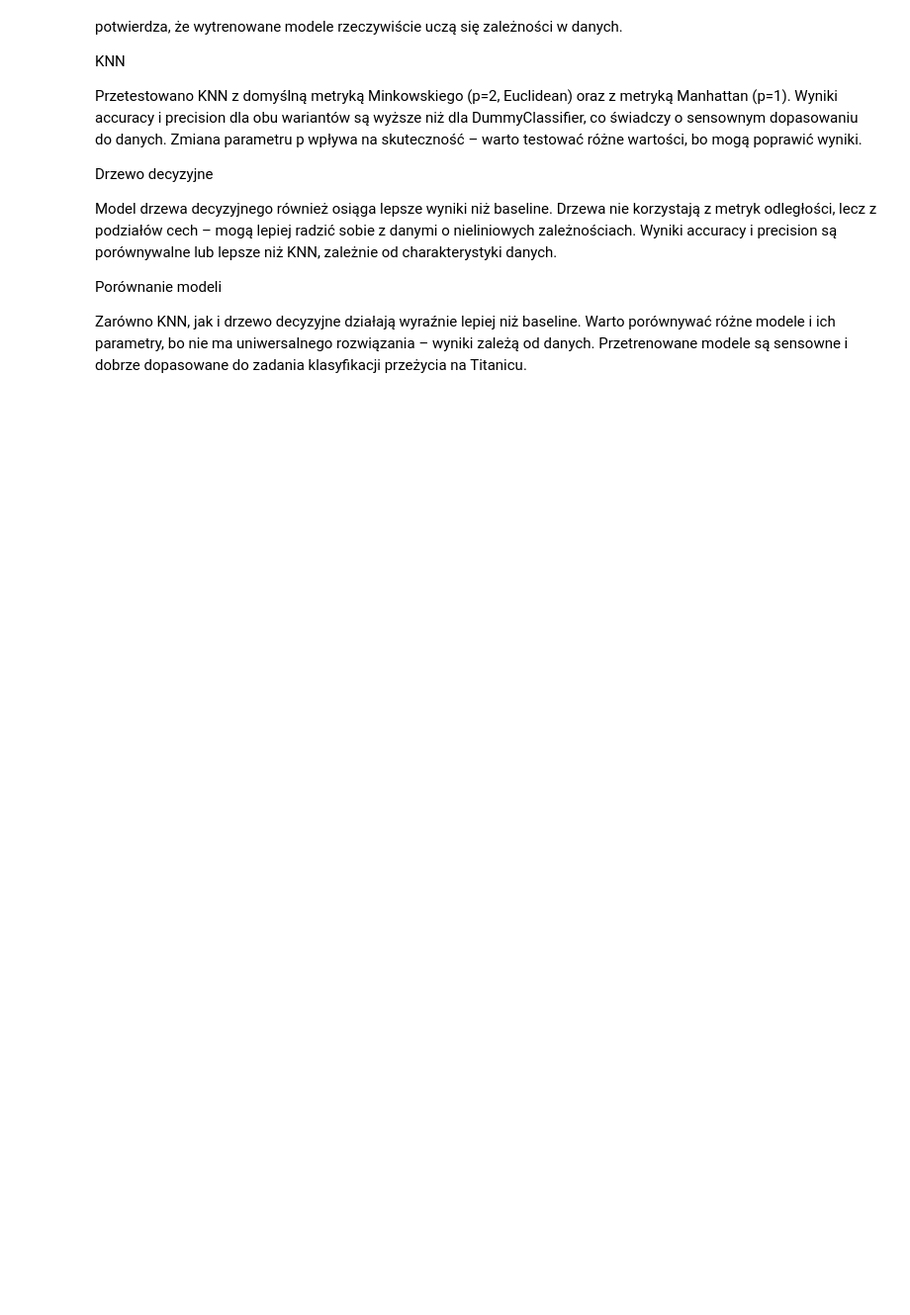
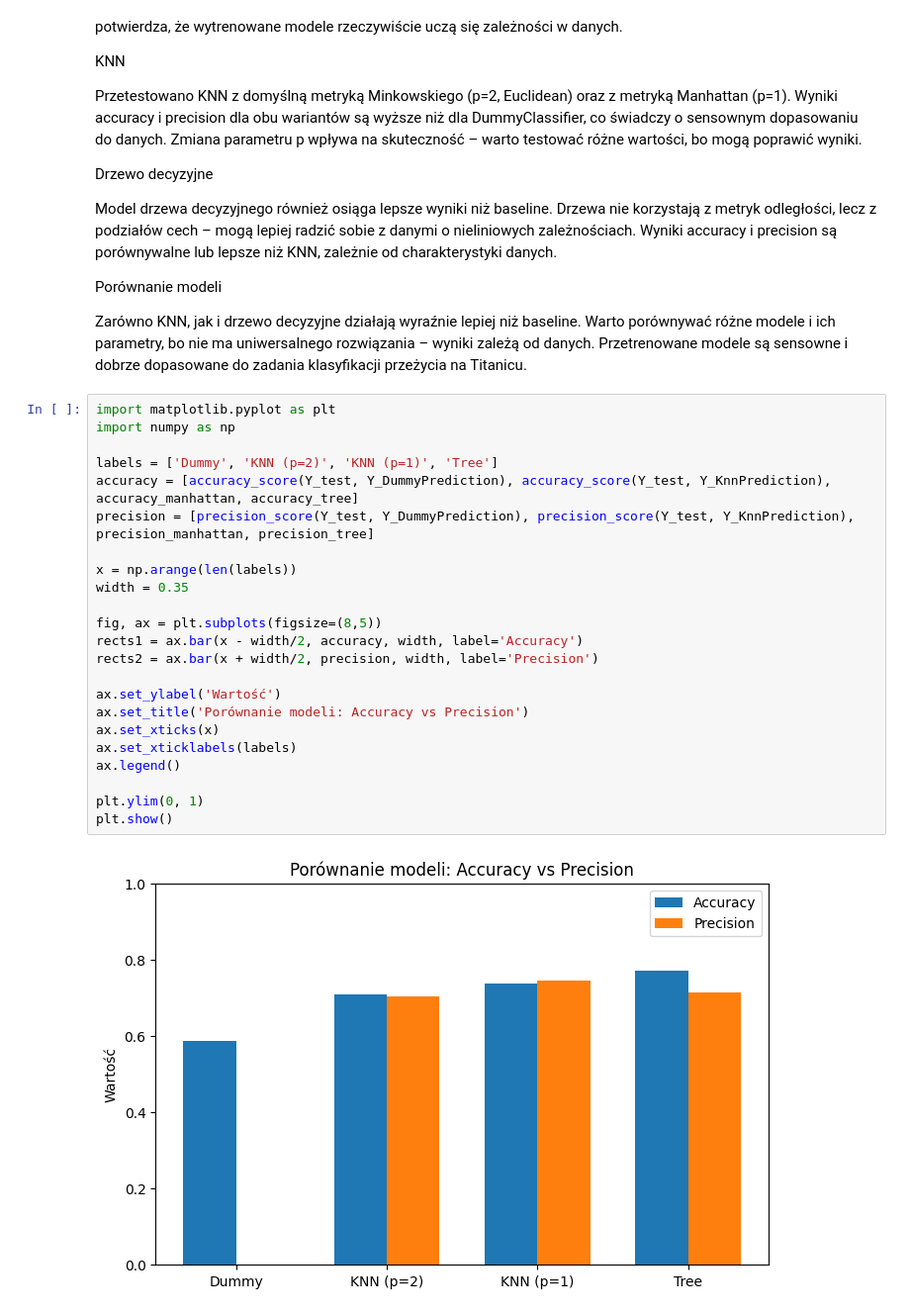
Before and after one commit to Solvro/ml-wakacyjne-wyzwanie-2025, a Jupyter notebook: ML_zadanie.ipynb, the cells around one changed output. Shown at 99% size. Cells and saved outputs as stored; diff of their text form; blank space fills up the shorter version.

```diff
--- a/ML_zadanie.ipynb
+++ b/ML_zadanie.ipynb
@@ -240,3 +240,28 @@ Porównanie modeli
 Zarówno KNN, jak i drzewo decyzyjne działają wyraźnie lepiej niż baseline.
 Warto porównywać różne modele i ich parametry, bo nie ma uniwersalnego rozwiązania – wyniki zależą od danych.
 Przetrenowane modele są sensowne i dobrze dopasowane do zadania klasyfikacji przeżycia na Titanicu.
+# %%
+import matplotlib.pyplot as plt
+import numpy as np
+
+labels = ['Dummy', 'KNN (p=2)', 'KNN (p=1)', 'Tree']
+accuracy = [accuracy_score(Y_test, Y_DummyPrediction), accuracy_score(Y_test, Y_KnnPrediction), accuracy_manhattan, accuracy_tree]
+precision = [precision_score(Y_test, Y_DummyPrediction), precision_score(Y_test, Y_KnnPrediction), precision_manhattan, precision_tree]
+
+x = np.arange(len(labels))
+width = 0.35
+
+fig, ax = plt.subplots(figsize=(8,5))
+rects1 = ax.bar(x - width/2, accuracy, width, label='Accuracy')
+rects2 = ax.bar(x + width/2, precision, width, label='Precision')
+
+ax.set_ylabel('Wartość')
+ax.set_title('Porównanie modeli: Accuracy vs Precision')
+ax.set_xticks(x)
+ax.set_xticklabels(labels)
+ax.legend()
+
+plt.ylim(0, 1)
+plt.show()
+# %% [output]
+[figure, added]
```
